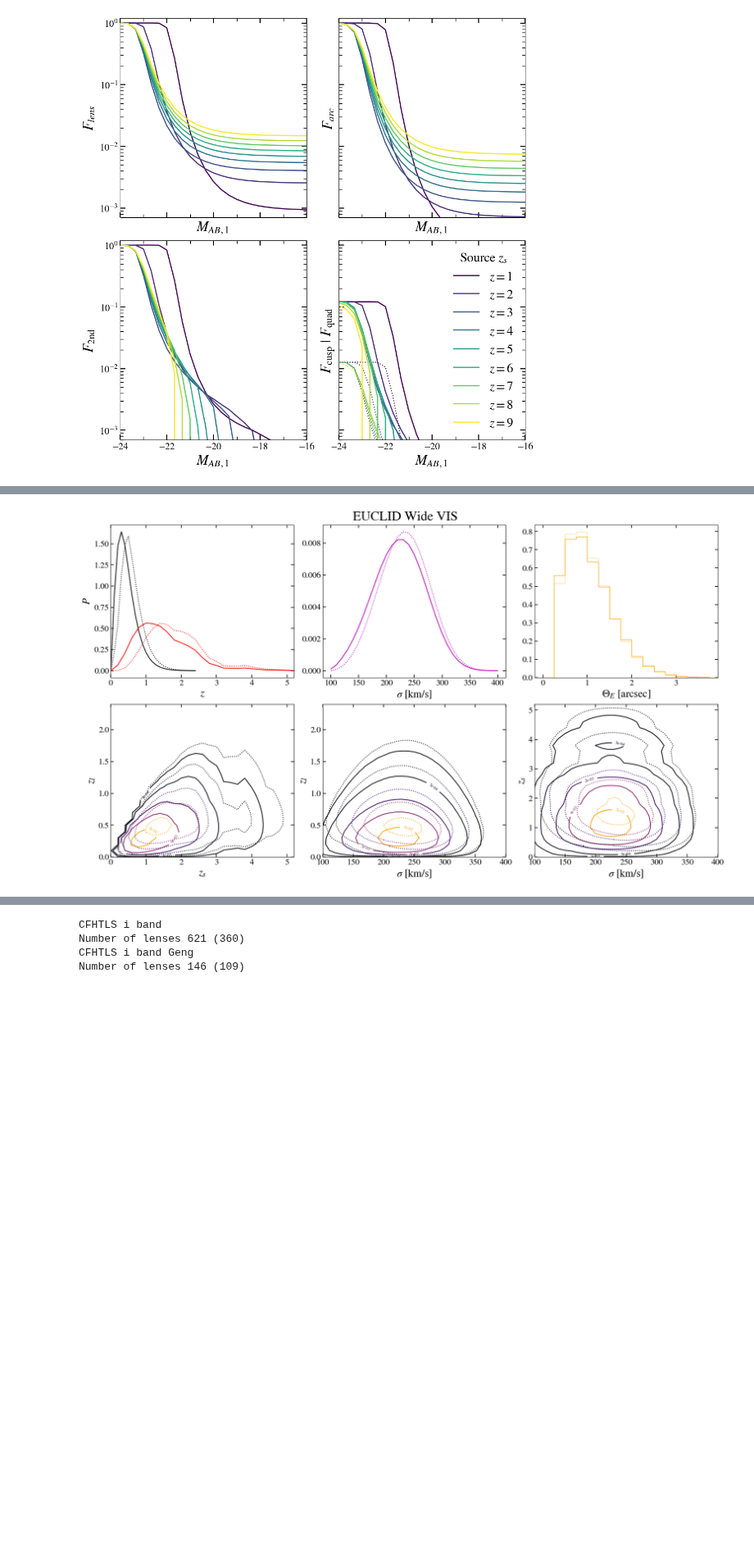
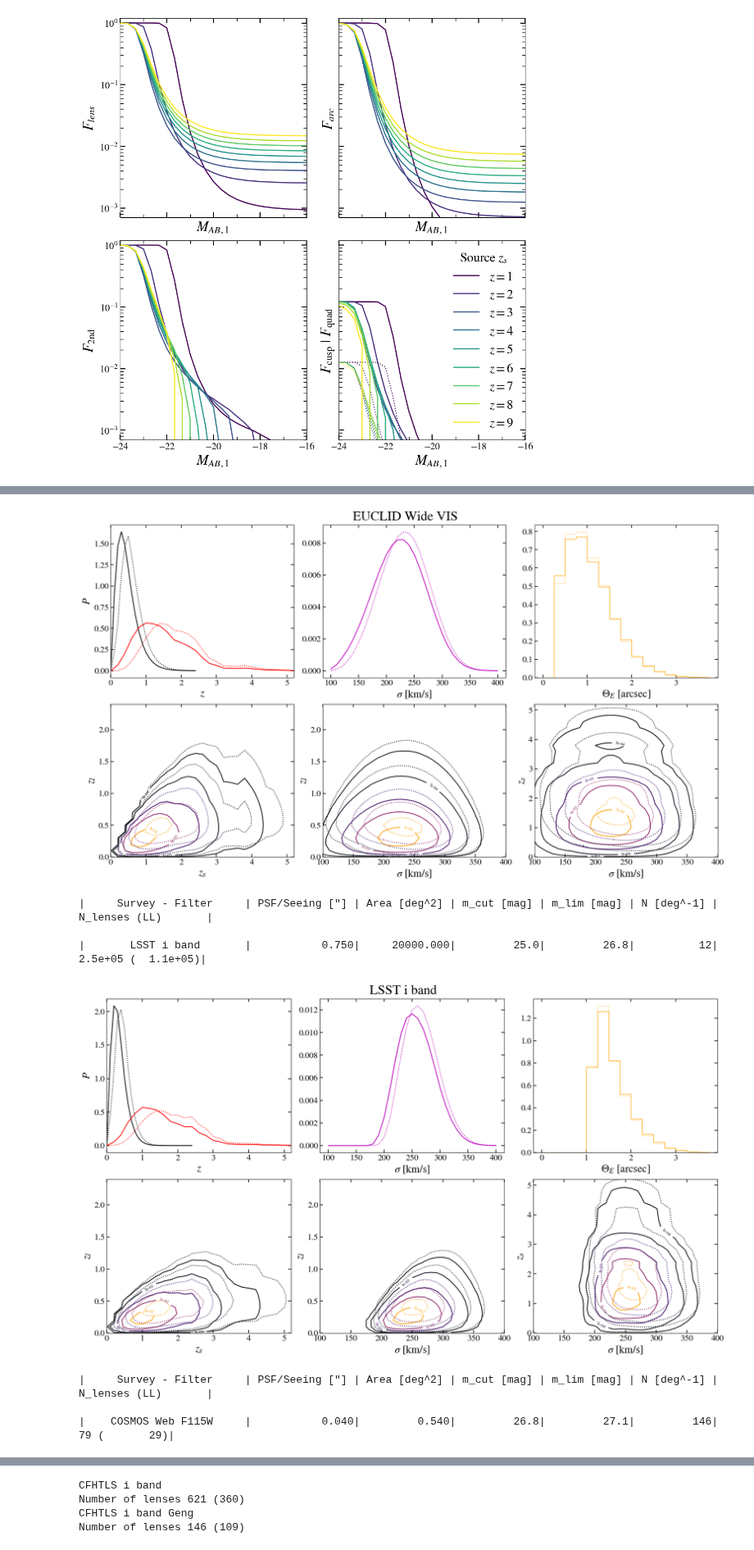
Before and after one commit to Ferr013/GALESS, a Jupyter notebook: examples/paper_figures.ipynb, the cells around one changed output, grey strips where cells are left out. Shown at 82% size. Saved outputs shown, nothing was run; the diff lists cells and outputs as text; code cells hidden in the pictures; blank space fills up the shorter version.

```diff
--- a/examples/paper_figures.ipynb
+++ b/examples/paper_figures.ipynb
@@ -57,7 +57,7 @@ lens_plot_paper.plot_Lens_Fraction(PLOT_FOR_KEYNOTE = ___PLOT_FOR_KEYNOTE___)
 # %% [output]
 [figure]
 # %%
-for title in ['EUCLID Wide VIS']: #'COSMOS Web F115W', 'LSST i band'
+for title in ['EUCLID Wide VIS', 'LSST i band', 'COSMOS Web F115W', ]:
      survey_params = utils.read_survey_params(title, VERBOSE = 0)
      limit    = survey_params['limit']
      cut      = survey_params['cut']
@@ -68,30 +68,37 @@ for title in ['EUCLID Wide VIS']: #'COSMOS Web F115W', 'LSST i band'
      sky_bckgnd_m = survey_params['sky_bckgnd_m']
      photo_band   = survey_params['photo_band']
 
      try:
           # raise (ValueError)
           matrix_LL, Theta_E_LL, prob_LL, matrix_noLL, Theta_E_noLL, prob_noLL = utils.load_pickled_files(title)
      except ValueError:
           print('FILE do NOT exist - RUNNING MODEL')
           matrix_noLL, Theta_E_noLL, prob_noLL = ls.calculate_num_lenses_and_prob(
                                                                       sigma_array, zl_array, zs_array, M_array, limit, area,
                                                                       seeing, min_SNR, exp_time_sec, sky_bckgnd_m, zero_point_m,
                                                                       photo_band = photo_band, mag_cut=cut, arc_mu_threshold = arc_mu_thr,
                                                                       LENS_LIGHT_FLAG = False, SIE_FLAG = True)
           matrix_LL, Theta_E_LL, prob_LL = ls.calculate_num_lenses_and_prob(
                                                                       sigma_array, zl_array, zs_array, M_array, limit, area,
                                                                       seeing, min_SNR, exp_time_sec, sky_bckgnd_m, zero_point_m,
                                                                       photo_band = photo_band, mag_cut=cut, arc_mu_threshold = arc_mu_thr,
                                                                       LENS_LIGHT_FLAG = True, SIE_FLAG = True)
           utils.save_pickled_files(title,  matrix_LL, Theta_E_LL, prob_LL, matrix_noLL, Theta_E_noLL, prob_noLL)
      utils.print_summary_surveys([title])
      lens_plot.set_plt_param(PLOT_FOR_KEYNOTE = ___PLOT_FOR_KEYNOTE___)
 
      lens_plot.plot_ALL_distributions(title, zl_array, zs_array, sigma_array,
                                    Theta_E_LL, matrix_LL, Theta_E_noLL, matrix_noLL,
                                    PLOT_FOR_KEYNOTE = ___PLOT_FOR_KEYNOTE___, SMOOTH = 1, SAVE = 0)
 # %% [output]
 |     Survey - Filter     | PSF/Seeing ["] | Area [deg^2] | m_cut [mag] | m_lim [mag] | N [deg^-1] | N_lenses (LL)       |
 
 |     EUCLID Wide VIS     |           0.170|     15000.000|         25.0|         26.2|          25|  3.7e+05 (  1.6e+05)|
 [figure]
+|     Survey - Filter     | PSF/Seeing ["] | Area [deg^2] | m_cut [mag] | m_lim [mag] | N [deg^-1] | N_lenses (LL)       |
+
+|       LSST i band       |           0.750|     20000.000|         25.0|         26.8|          12|  2.5e+05 (  1.1e+05)|
+[figure, added]
+|     Survey - Filter     | PSF/Seeing ["] | Area [deg^2] | m_cut [mag] | m_lim [mag] | N [deg^-1] | N_lenses (LL)       |
+
+|    COSMOS Web F115W     |           0.040|         0.540|         26.8|         27.1|         146|       79 (       29)|
```
Also changed, not shown: parts of 1 cell of this notebook.
